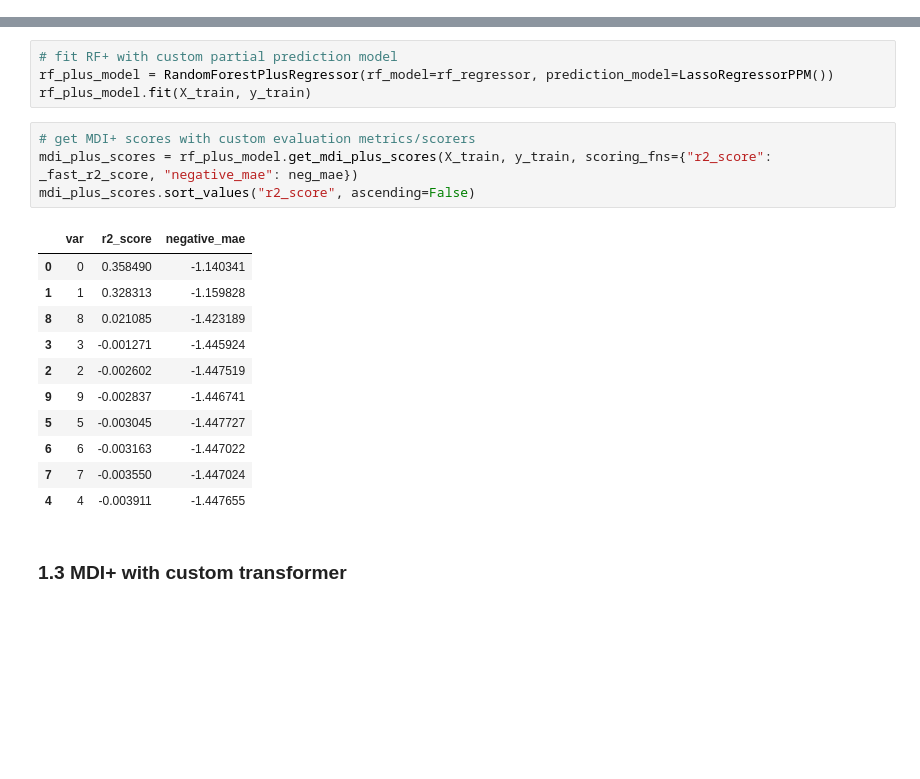
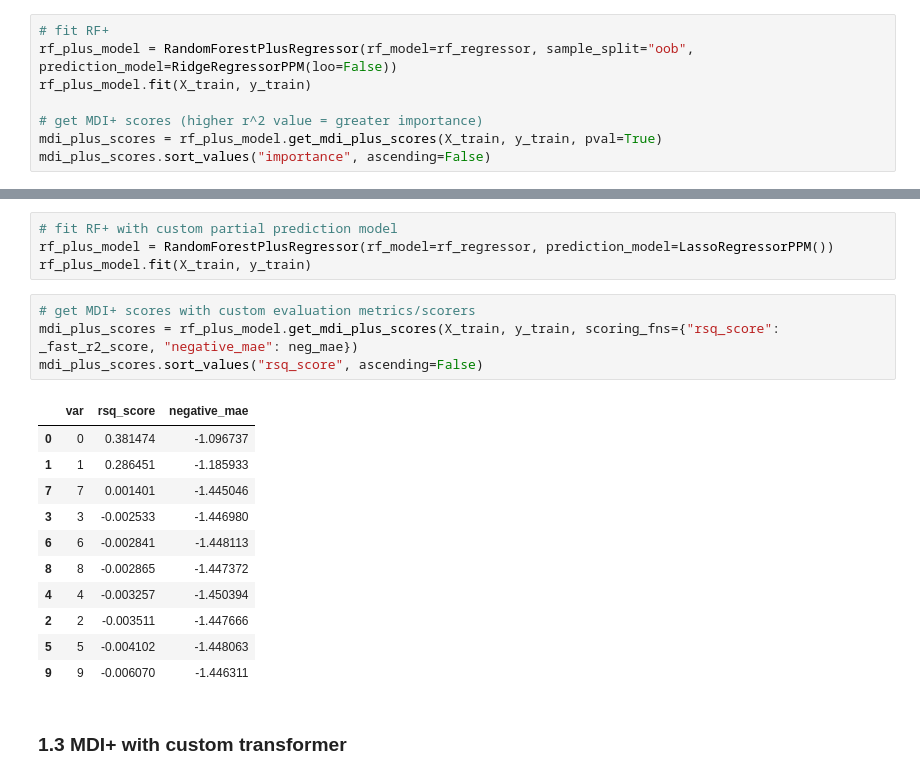
Before and after one commit to csinva/imodels, a Jupyter notebook: notebooks/mdi_plus_demo.ipynb, the cells around one changed output, grey strips where cells are left out. Drawn from its saved outputs; the diff is of its cells as text; blank space fills up the shorter version.

```diff
--- a/notebooks/mdi_plus_demo.ipynb
+++ b/notebooks/mdi_plus_demo.ipynb
@@ -61,0 +65,8 @@ mdi_plus_scores.sort_values("importance", ascending=False)
+# %%
+# fit RF+
+rf_plus_model = RandomForestPlusRegressor(rf_model=rf_regressor, sample_split="oob", prediction_model=RidgeRegressorPPM(loo=False))
+rf_plus_model.fit(X_train, y_train)
+
+# get MDI+ scores (higher r^2 value = greater importance)
+mdi_plus_scores = rf_plus_model.get_mdi_plus_scores(X_train, y_train, pval=True)
+mdi_plus_scores.sort_values("importance", ascending=False)
@@ -67,20 +146,20 @@ rf_plus_model = RandomForestPlusRegressor(rf_model=rf_regressor, prediction_mode
 rf_plus_model.fit(X_train, y_train)
 # %%
 # get MDI+ scores with custom evaluation metrics/scorers
-mdi_plus_scores = rf_plus_model.get_mdi_plus_scores(X_train, y_train, scoring_fns={"r2_score": _fast_r2_score, "negative_mae": neg_mae})
-mdi_plus_scores.sort_values("r2_score", ascending=False)
+mdi_plus_scores = rf_plus_model.get_mdi_plus_scores(X_train, y_train, scoring_fns={"rsq_score": _fast_r2_score, "negative_mae": neg_mae})
+mdi_plus_scores.sort_values("rsq_score", ascending=False)
 # %% [output]
-|  | var | r2_score | negative_mae |
-| 0 | 0 | 0.358490 | -1.140341 |
-| 1 | 1 | 0.328313 | -1.159828 |
-| 8 | 8 | 0.021085 | -1.423189 |
-| 3 | 3 | -0.001271 | -1.445924 |
-| 2 | 2 | -0.002602 | -1.447519 |
-| 9 | 9 | -0.002837 | -1.446741 |
-| 5 | 5 | -0.003045 | -1.447727 |
-| 6 | 6 | -0.003163 | -1.447022 |
-| 7 | 7 | -0.003550 | -1.447024 |
-| 4 | 4 | -0.003911 | -1.447655 |
+|  | var | rsq_score | negative_mae |
+| 0 | 0 | 0.381474 | -1.096737 |
+| 1 | 1 | 0.286451 | -1.185933 |
+| 7 | 7 | 0.001401 | -1.445046 |
+| 3 | 3 | -0.002533 | -1.446980 |
+| 6 | 6 | -0.002841 | -1.448113 |
+| 8 | 8 | -0.002865 | -1.447372 |
+| 4 | 4 | -0.003257 | -1.450394 |
+| 2 | 2 | -0.003511 | -1.447666 |
+| 5 | 5 | -0.004102 | -1.448063 |
+| 9 | 9 | -0.006070 | -1.446311 |
 # %% [markdown]
 ### 1.3 MDI+ with custom transformer
 # %% [markdown]
```
Also changed, not shown: parts of 17 cells of this notebook.
